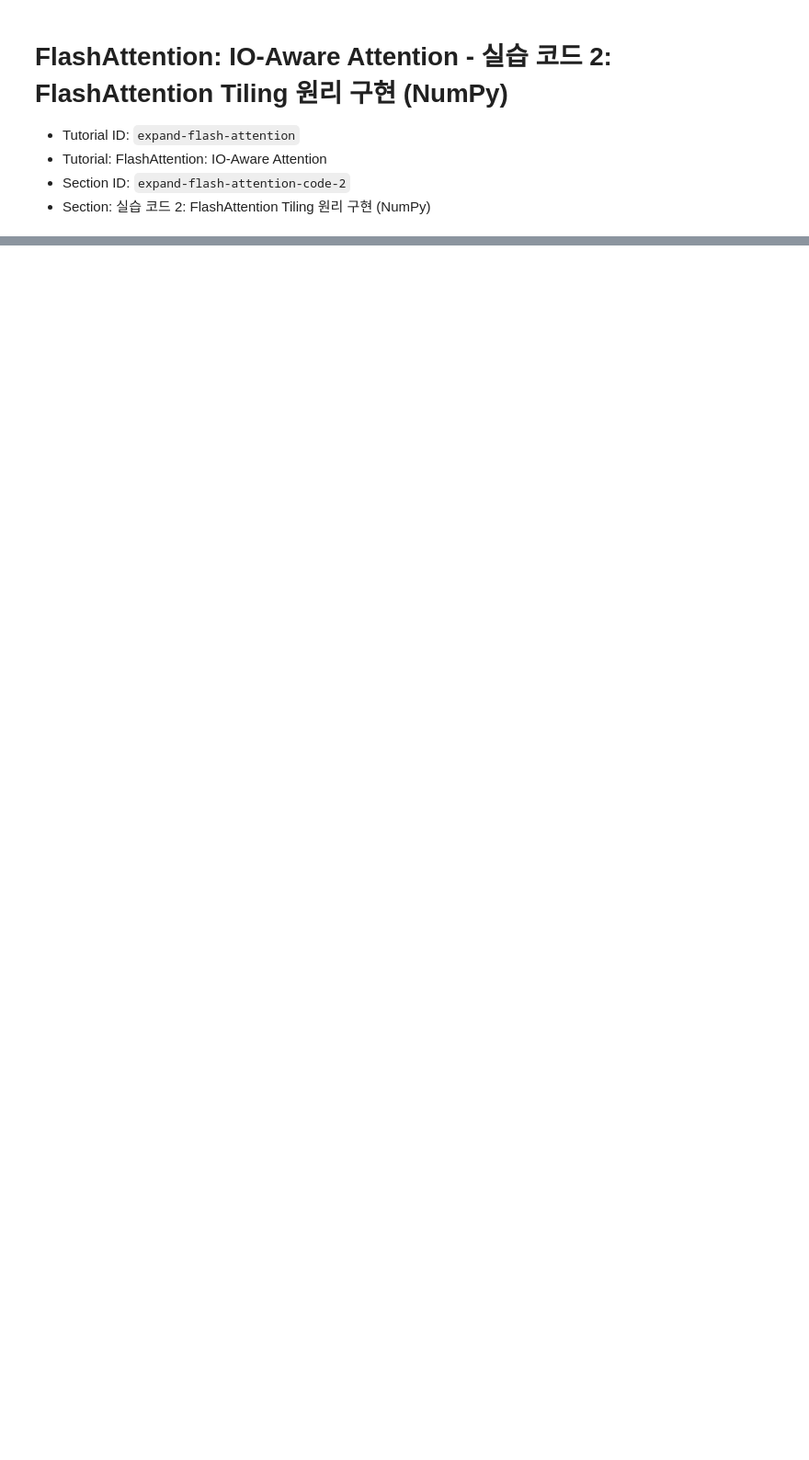
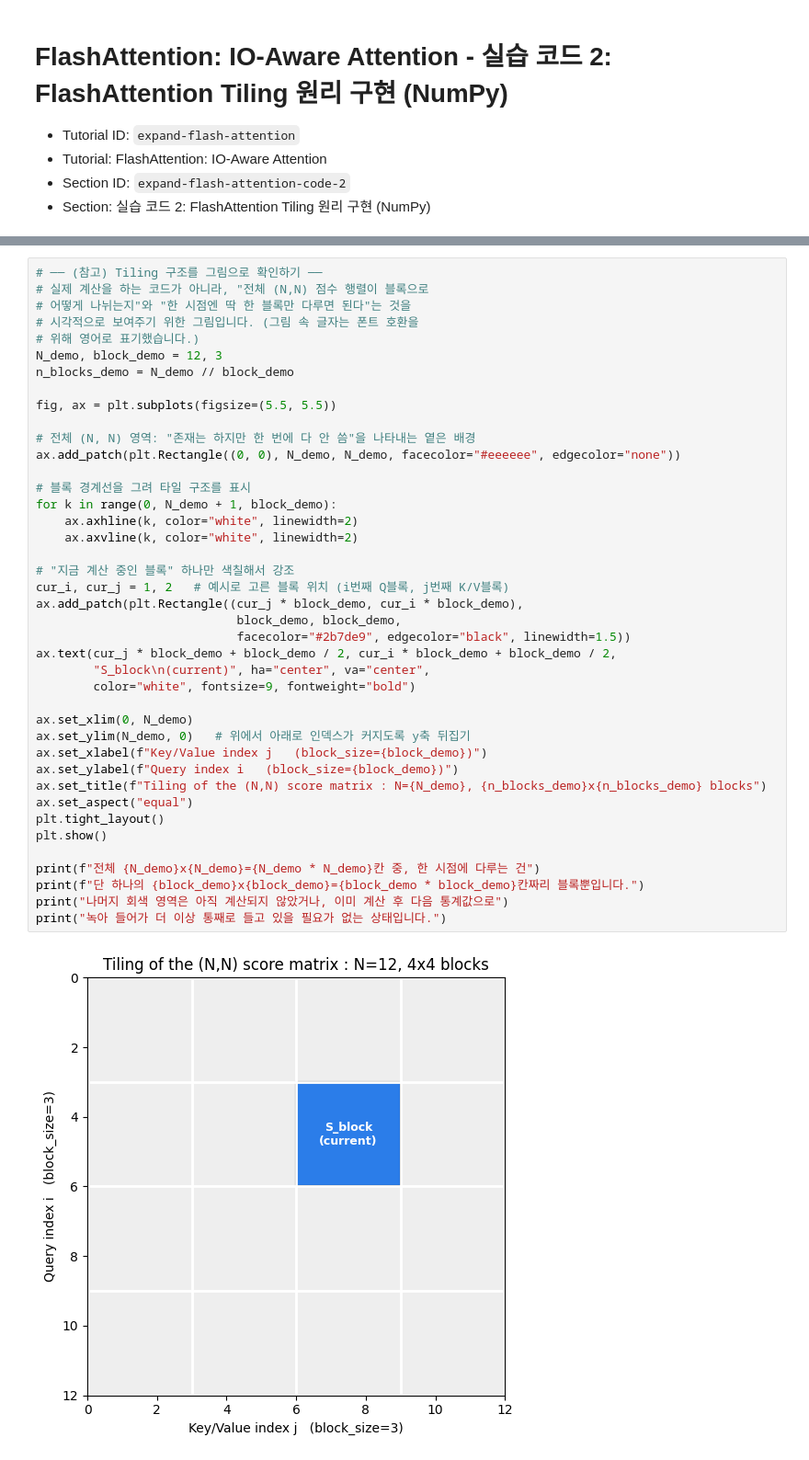
Before and after one commit to transformerfoundation/colab-practice-test, a Jupyter notebook: tutorial_ipynb_collection_ver_4/026_FlashAttention-IO-Aware-Attention__Practice-Code-2-FlashAttention-Tiling-Principles-Implementation-NumPy.ipynb, the cells around one changed output, grey strips where cells are left out. Shown at 92% size. Saved outputs shown, nothing was run; the diff lists cells and outputs as text; blank space fills up the shorter version.

```diff
--- a/tutorial_ipynb_collection_ver_4/026_FlashAttention-IO-Aware-Attention__Practice-Code-2-FlashAttention-Tiling-Principles-Implementation-NumPy.ipynb
+++ b/tutorial_ipynb_collection_ver_4/026_FlashAttention-IO-Aware-Attention__Practice-Code-2-FlashAttention-Tiling-Principles-Implementation-NumPy.ipynb
@@ -125,0 +468,43 @@ print(f"  절감률: {(1 - flash_mem/standard_mem)*100:.1f}%")
+# %%
+# ── (참고) Tiling 구조를 그림으로 확인하기 ──
+# 실제 계산을 하는 코드가 아니라, "전체 (N,N) 점수 행렬이 블록으로
+# 어떻게 나뉘는지"와 "한 시점엔 딱 한 블록만 다루면 된다"는 것을
+# 시각적으로 보여주기 위한 그림입니다. (그림 속 글자는 폰트 호환을
+# 위해 영어로 표기했습니다.)
+N_demo, block_demo = 12, 3
+n_blocks_demo = N_demo // block_demo
+
+fig, ax = plt.subplots(figsize=(5.5, 5.5))
+
+# 전체 (N, N) 영역: "존재는 하지만 한 번에 다 안 씀"을 나타내는 옅은 배경
+ax.add_patch(plt.Rectangle((0, 0), N_demo, N_demo, facecolor="#eeeeee", edgecolor="none"))
+
+# 블록 경계선을 그려 타일 구조를 표시
+for k in range(0, N_demo + 1, block_demo):
+    ax.axhline(k, color="white", linewidth=2)
+    ax.axvline(k, color="white", linewidth=2)
+
+# "지금 계산 중인 블록" 하나만 색칠해서 강조
+cur_i, cur_j = 1, 2   # 예시로 고른 블록 위치 (i번째 Q블록, j번째 K/V블록)
+ax.add_patch(plt.Rectangle((cur_j * block_demo, cur_i * block_demo),
+                            block_demo, block_demo,
+                            facecolor="#2b7de9", edgecolor="black", linewidth=1.5))
+ax.text(cur_j * block_demo + block_demo / 2, cur_i * block_demo + block_demo / 2,
+        "S_block\n(current)", ha="center", va="center",
+        color="white", fontsize=9, fontweight="bold")
+
+ax.set_xlim(0, N_demo)
+ax.set_ylim(N_demo, 0)   # 위에서 아래로 인덱스가 커지도록 y축 뒤집기
+ax.set_xlabel(f"Key/Value index j   (block_size={block_demo})")
+ax.set_ylabel(f"Query index i   (block_size={block_demo})")
+ax.set_title(f"Tiling of the (N,N) score matrix : N={N_demo}, {n_blocks_demo}x{n_blocks_demo} blocks")
+ax.set_aspect("equal")
+plt.tight_layout()
+plt.show()
+
+print(f"전체 {N_demo}x{N_demo}={N_demo * N_demo}칸 중, 한 시점에 다루는 건")
+print(f"단 하나의 {block_demo}x{block_demo}={block_demo * block_demo}칸짜리 블록뿐입니다.")
+print("나머지 회색 영역은 아직 계산되지 않았거나, 이미 계산 후 다음 통계값으로")
+print("녹아 들어가 더 이상 통째로 들고 있을 필요가 없는 상태입니다.")
+# %% [output]
+[figure, added]
```
Also changed, not shown: parts of 25 cells of this notebook, 4 other files.
